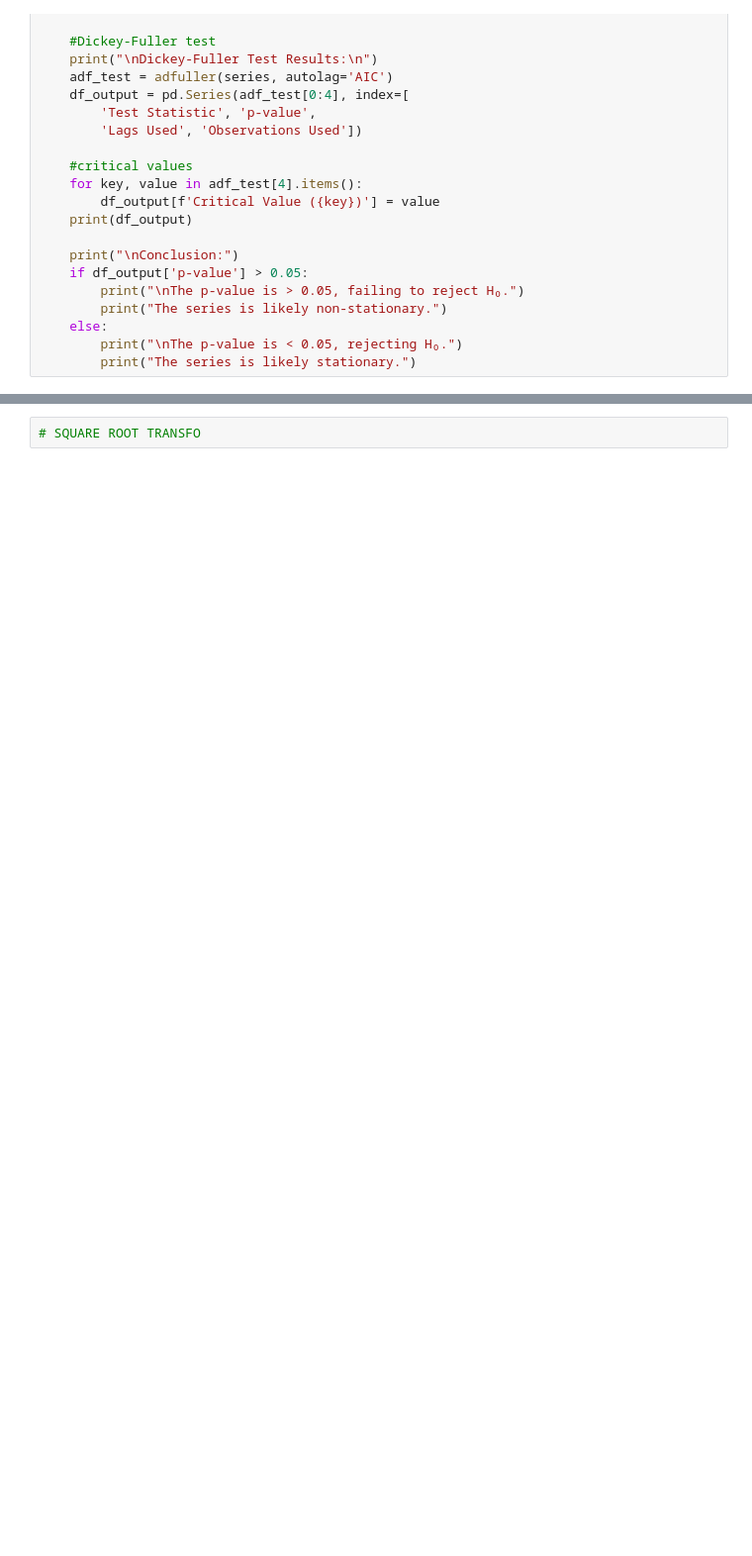
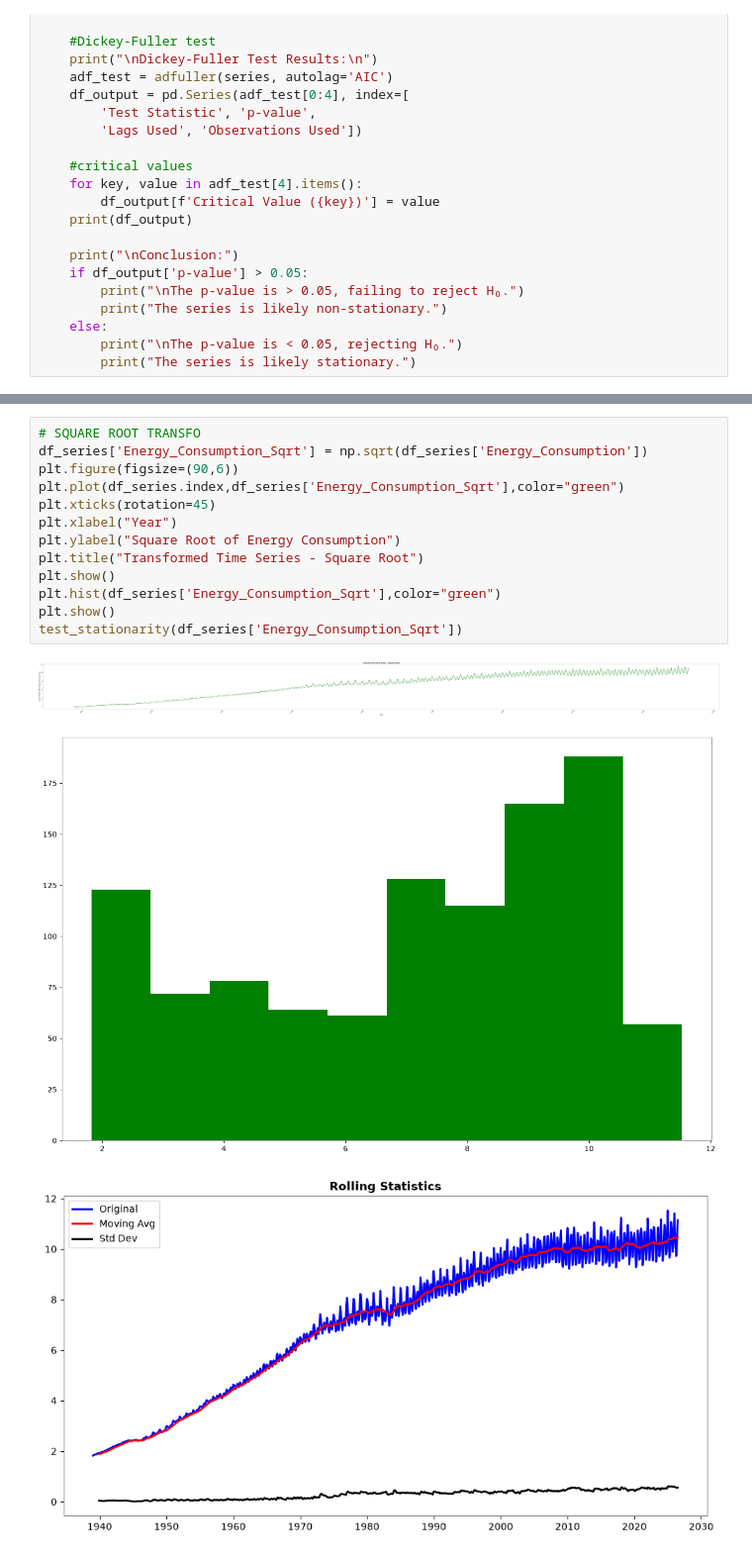
Before and after one commit to Kirfea/energy-consumption-forecasting, a Jupyter notebook: Energy_Consumption_Forecasting.ipynb, the cells around one changed output, grey strips where cells are left out. Shown at 99% size. Cells and saved outputs as stored; diff of their text form; blank space fills up the shorter version.

```diff
--- a/Energy_Consumption_Forecasting.ipynb
+++ b/Energy_Consumption_Forecasting.ipynb
@@ -315,2 +470,17 @@ test_stationarity(df_series['Energy_Consumption_Log'])
 # %%
 # SQUARE ROOT TRANSFO
+df_series['Energy_Consumption_Sqrt'] = np.sqrt(df_series['Energy_Consumption'])
+plt.figure(figsize=(90,6))
+plt.plot(df_series.index,df_series['Energy_Consumption_Sqrt'],color="green")
+plt.xticks(rotation=45)
+plt.xlabel("Year")
+plt.ylabel("Square Root of Energy Consumption")
+plt.title("Transformed Time Series - Square Root")
+plt.show()
+plt.hist(df_series['Energy_Consumption_Sqrt'],color="green")
+plt.show()
+test_stationarity(df_series['Energy_Consumption_Sqrt'])
+# %% [output]
+[figure, added]
+[figure, added]
+[figure, added]
```
Also changed, not shown: parts of 31 cells of this notebook.
